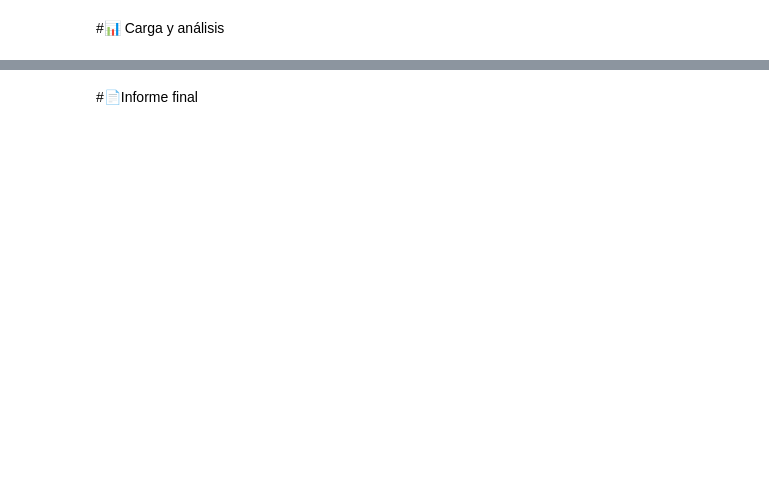
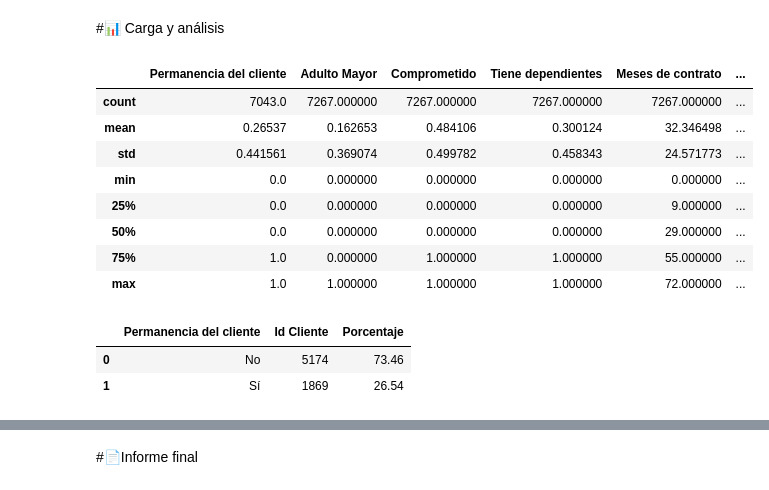
Before and after one commit to Luis-Rivadeneyra-94/TelecomX, a Jupyter notebook: TelecomX_LATAM.ipynb, the cells around one changed output, grey strips where cells are left out. Saved outputs shown, nothing was run; the diff lists cells and outputs as text; code cells hidden in the pictures; blank space fills up the shorter version.

```diff
--- a/TelecomX_LATAM.ipynb
+++ b/TelecomX_LATAM.ipynb
@@ -120,0 +205,3 @@ for x in customer.columns:
+# %%
+account["Cuentas_Diarias"]=round(account["Charges.Monthly"]/30,2)
+account.head()
@@ -120,0 +215,4 @@ for x in customer.columns:
+# %%
+#Consolidar en un solo DF
+df_total = pd.concat([df.iloc[:, :2], customer, phone, internet, account], axis=1)
+df_total.head()
@@ -120,0 +238,3 @@ for x in customer.columns:
+# %%
+df_total.columns=["Id Cliente","Permanencia del cliente","Genero","Adulto Mayor","Comprometido","Tiene dependientes","Meses de contrato","Serv. Telefonico","Más de una linea","Serv. Internet","Serv. Seguridad","Serv. Respaldo","Serv. Proteccipon","Serv. Soport tecnico menor tiempo","Serv. Televisión","Serv. Streaming","Tiempo de contacto","Factura en linea","Forma de pago","Total por mes","Total por cliente","Cuentas Diarias"]
+df_total.head()
@@ -120,0 +269,4 @@ for x in customer.columns:
+# %%
+df_total = df_total.replace({"Yes": 1,"No": 0})
+df_total["Permanencia del cliente"] = df_total["Permanencia del cliente"].astype(pd.Int64Dtype())
+df_total.info()
@@ -121,2 +302,27 @@ for x in customer.columns:
 # %% [markdown]
 #📊 Carga y análisis
+# %%
+df_total.describe()
+# %% [output]
+|  | Permanencia del cliente | Adulto Mayor | Comprometido | Tiene dependientes | Meses de contrato | ... |
+| count | 7043.0 | 7267.000000 | 7267.000000 | 7267.000000 | 7267.000000 | ... |
+| mean | 0.26537 | 0.162653 | 0.484106 | 0.300124 | 32.346498 | ... |
+| std | 0.441561 | 0.369074 | 0.499782 | 0.458343 | 24.571773 | ... |
+| min | 0.0 | 0.000000 | 0.000000 | 0.000000 | 0.000000 | ... |
+| 25% | 0.0 | 0.000000 | 0.000000 | 0.000000 | 9.000000 | ... |
+| 50% | 0.0 | 0.000000 | 0.000000 | 0.000000 | 29.000000 | ... |
+| 75% | 1.0 | 0.000000 | 1.000000 | 1.000000 | 55.000000 | ... |
+| max | 1.0 | 1.000000 | 1.000000 | 1.000000 | 72.000000 | ... |
+# %%
+permanencia = df_total.groupby("Permanencia del cliente").size().to_frame(name="Id Cliente")
+permanencia= permanencia.reset_index()
+permanencia["Permanencia del cliente"] = permanencia["Permanencia del cliente"].map({
+    0: "No",
+    1: "Sí",
+})
+permanencia["Porcentaje"] = round(permanencia['Id Cliente']/(permanencia['Id Cliente'].sum())*100,2)
+permanencia
+# %% [output]
+|  | Permanencia del cliente | Id Cliente | Porcentaje |
+| 0 | No | 5174 | 73.46 |
+| 1 | Sí | 1869 | 26.54 |
```
Also changed, not shown: parts of 21 cells of this notebook.
